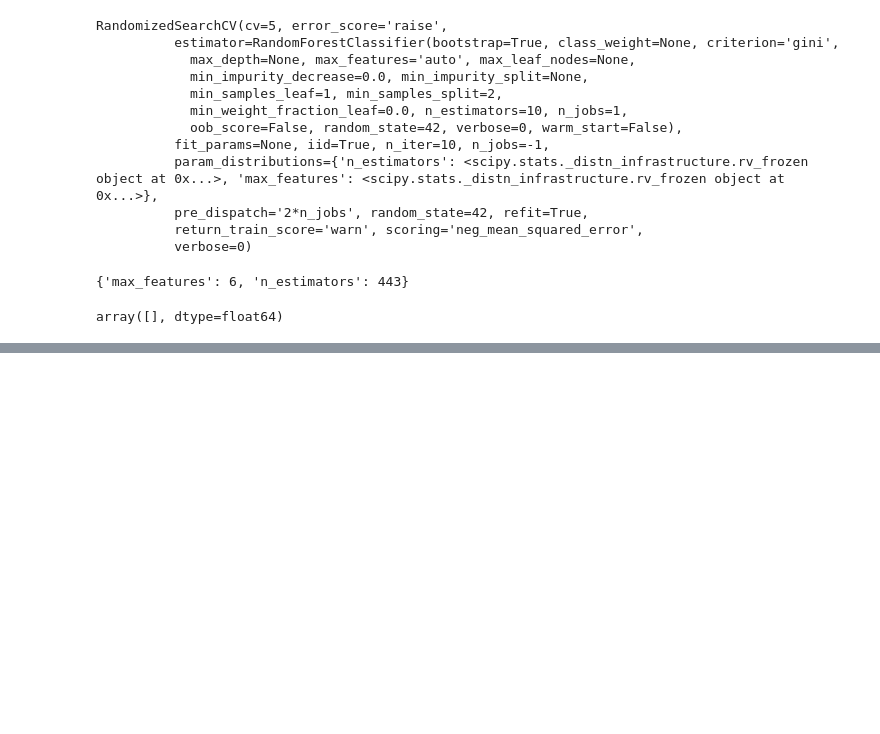
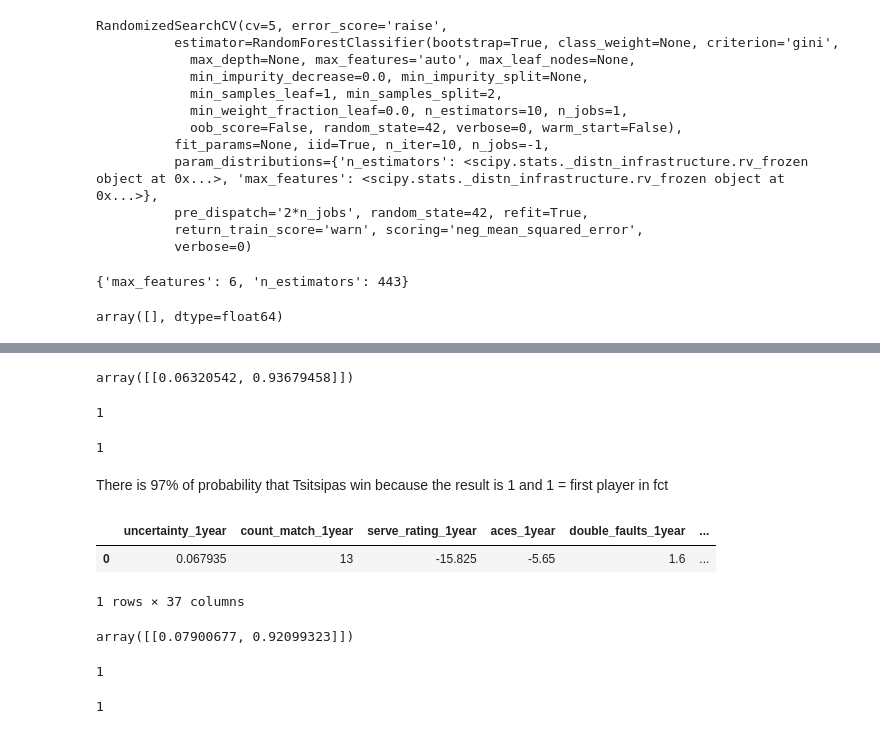
Before and after one commit to panaC/machine-learning, a Jupyter notebook: notebook/tennis/tennis pre-match.ipynb, the cells around one changed output, grey strips where cells are left out. Cells and saved outputs as stored; diff of their text form; code cells hidden in the pictures; blank space fills up the shorter version.

Commit message:
up jupyter add save model and grid search and test

```diff
--- a/notebook/tennis/tennis pre-match.ipynb
+++ b/notebook/tennis/tennis pre-match.ipynb
@@ -804,0 +820,12 @@ accuracy_score(y_val, rnd_pred)
+# %%
+from sqlalchemy import create_engine
+import psycopg2 as pg
+import requests as req
+
+URL = 'postgresql://dataset:dataset1747@35.204.62.91:5432/dataset-dump1'
+engine = create_engine(URL)
+
+def get_data_prediction(date, winner, looser):
+    URL = "https://raw.githubusercontent.com/panaC/tennis-dataset/master/app/dataset/prediction.sql"
+    with engine.connect() as conn, conn.begin():
+        return pd.read_sql(req.get(URL).text.format(date=date, winner=winner, looser=looser), conn)
@@ -804,0 +840,21 @@ accuracy_score(y_val, rnd_pred)
+# %%
+model.predict_proba(X_pred)
+# %% [output]
+array([[0.06320542, 0.93679458]])
+# %%
+prediction_data["result"][0]
+# %% [output]
+1
+# %%
+pred[0]
+# %% [output]
+1
+# %% [markdown]
+There is 97% of probability that Tsitsipas win because the result is 1 and 1 = first player in fct
+# %%
+prediction_data = get_data_prediction('11/10/2018', 'Kevin Anderson', 'Dominic Thiem')
+prediction_data
+# %% [output]
+|  | uncertainty_1year | count_match_1year | serve_rating_1year | aces_1year | double_faults_1year | ... |
+| 0 | 0.067935 | 13 | -15.825 | -5.65 | 1.6 | ... |
+1 rows × 37 columns
@@ -804,0 +866,12 @@ accuracy_score(y_val, rnd_pred)
+# %%
+model.predict_proba(X_pred)
+# %% [output]
+array([[0.07900677, 0.92099323]])
+# %%
+prediction_data["result"][0]
+# %% [output]
+1
+# %%
+pred[0]
+# %% [output]
+1
```
Also changed, not shown: parts of 48 cells of this notebook, 2 other files.
